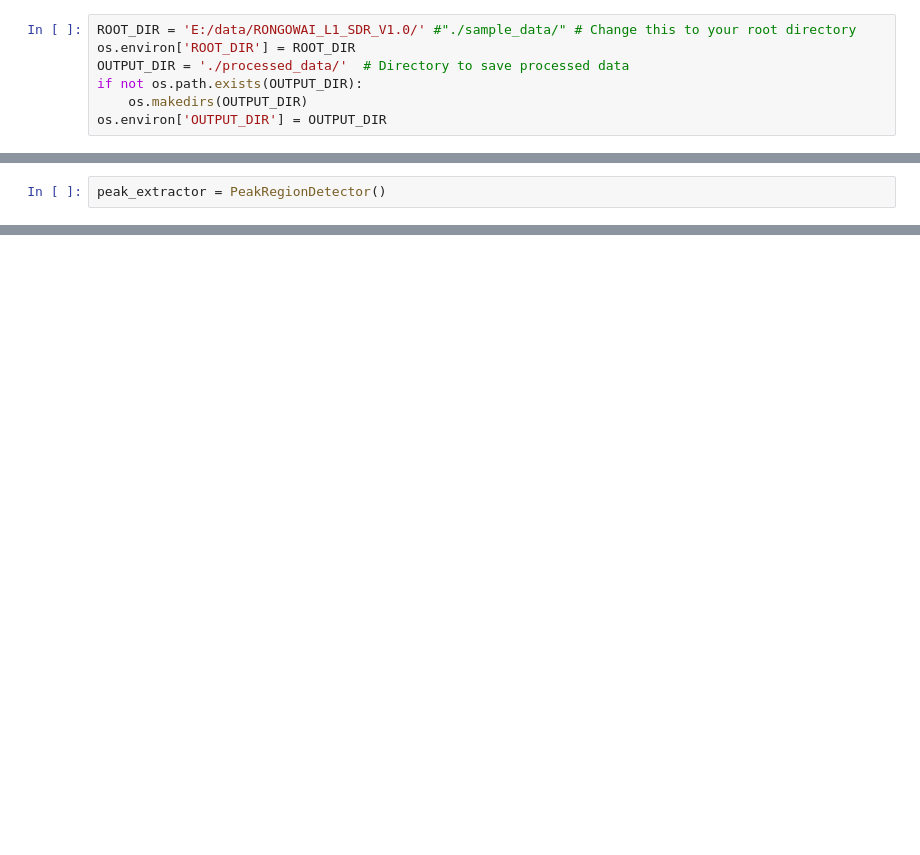
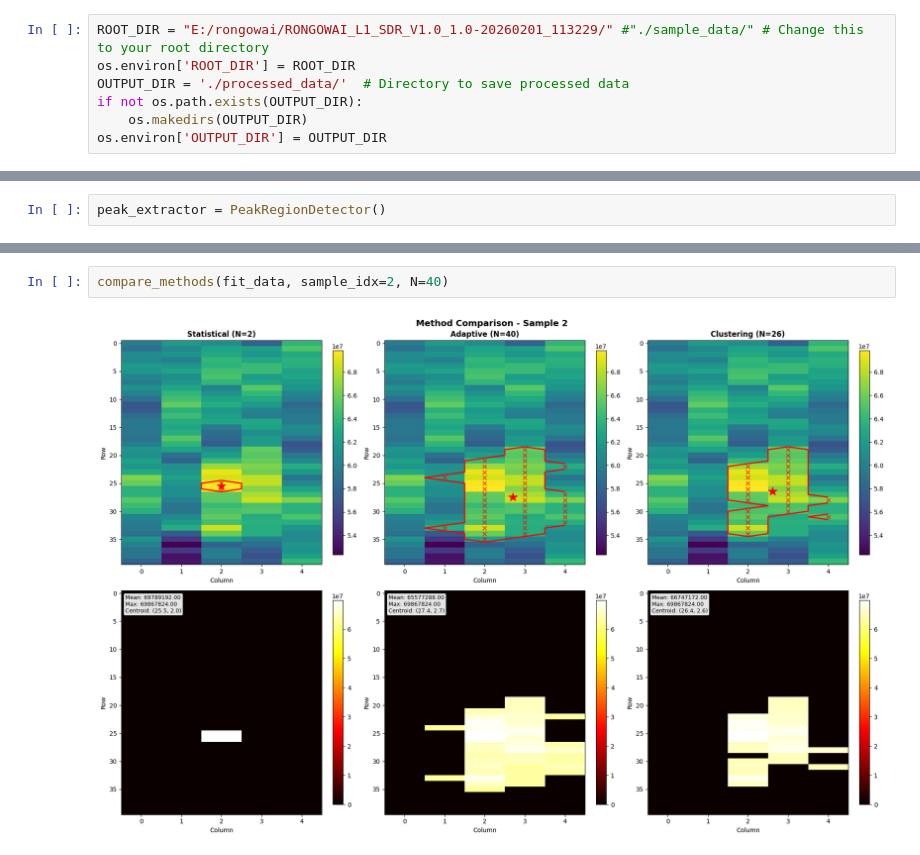
Before and after one commit to ScrPzz/rongowai-earth-surface-classifier, a Jupyter notebook: deliver/peak_detector_demonstator.ipynb, the cells around one changed output, grey strips where cells are left out. Cells and saved outputs as stored; diff of their text form; blank space fills up the shorter version.

```diff
--- a/deliver/peak_detector_demonstator.ipynb
+++ b/deliver/peak_detector_demonstator.ipynb
@@ -33,7 +33,7 @@ from typing import List, Dict, Iterator, Any
 
 warnings.filterwarnings('ignore')
 # %%
-ROOT_DIR = 'E:/data/RONGOWAI_L1_SDR_V1.0/' #"./sample_data/" # Change this to your root directory
+ROOT_DIR = "E:/rongowai/RONGOWAI_L1_SDR_V1.0_1.0-20260201_113229/" #"./sample_data/" # Change this to your root directory
 os.environ['ROOT_DIR'] = ROOT_DIR
 OUTPUT_DIR = './processed_data/'  # Directory to save processed data
 if not os.path.exists(OUTPUT_DIR):
@@ -1812,0 +1654,4 @@ visualize_multiple_examples(fit_data, peak_extractor, n_examples=4, random_seed=
+# %%
+compare_methods(fit_data, sample_idx=2, N=40)
+# %% [output]
+[figure, added]
```
Also changed, not shown: parts of 6 cells of this notebook.
